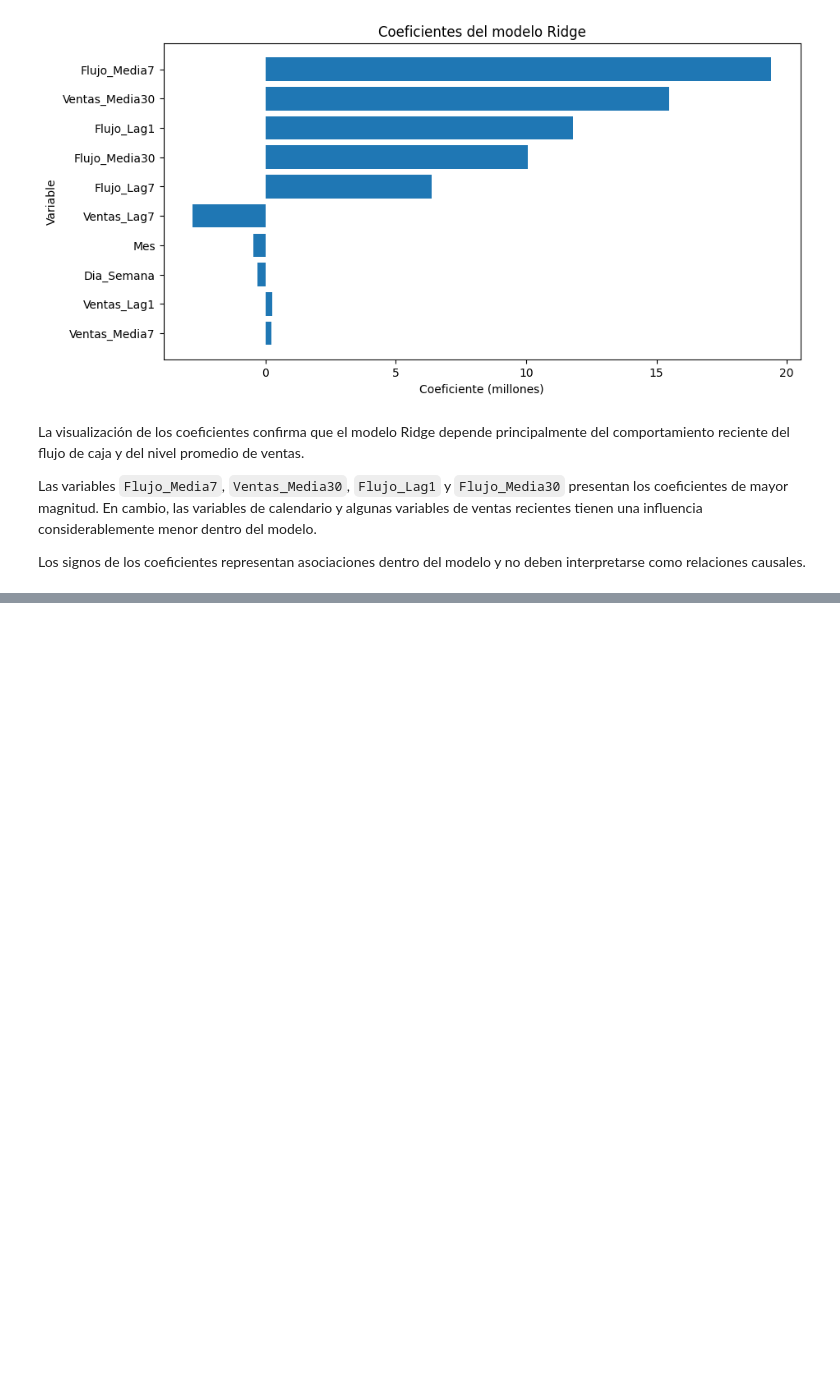
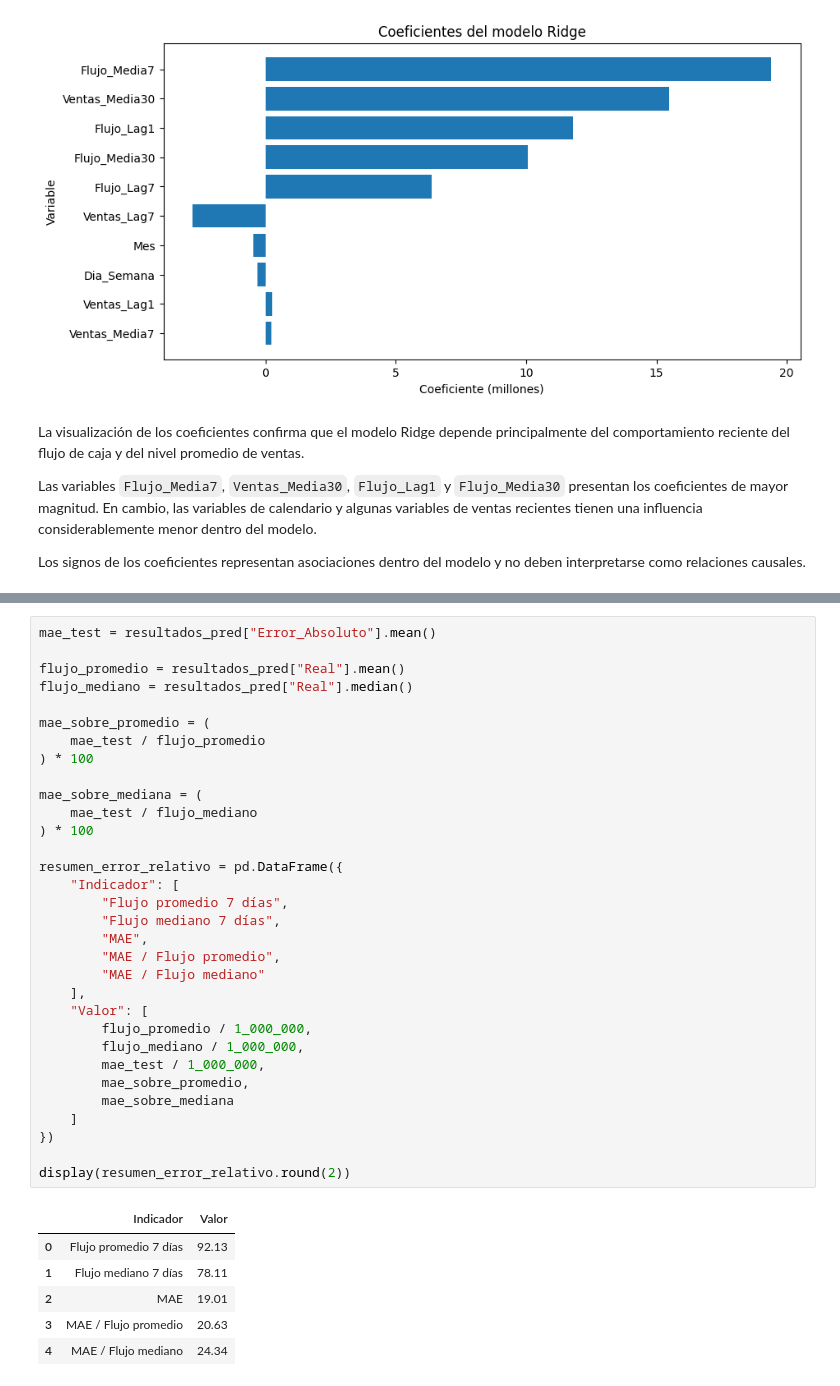
Before and after one commit to Vyena/ml_finance_teixeiradossantos, a Jupyter notebook: notebooks/Proyecto final/proyecto_flujo_caja.ipynb, the cells around one changed output, grey strips where cells are left out. Cells and saved outputs as stored; diff of their text form; blank space fills up the shorter version.

Commit message:
Finaliza proyecto de prediccion de flujo de caja

```diff
--- a/notebooks/Proyecto final/proyecto_flujo_caja.ipynb
+++ b/notebooks/Proyecto final/proyecto_flujo_caja.ipynb
@@ -1572,0 +1620,39 @@ Los signos de los coeficientes representan asociaciones dentro del modelo y no d
+# %%
+mae_test = resultados_pred["Error_Absoluto"].mean()
+
+flujo_promedio = resultados_pred["Real"].mean()
+flujo_mediano = resultados_pred["Real"].median()
+
+mae_sobre_promedio = (
+    mae_test / flujo_promedio
+) * 100
+
+mae_sobre_mediana = (
+    mae_test / flujo_mediano
+) * 100
+
+resumen_error_relativo = pd.DataFrame({
+    "Indicador": [
+        "Flujo promedio 7 días",
+        "Flujo mediano 7 días",
+        "MAE",
+        "MAE / Flujo promedio",
+        "MAE / Flujo mediano"
+    ],
+    "Valor": [
+        flujo_promedio / 1_000_000,
+        flujo_mediano / 1_000_000,
+        mae_test / 1_000_000,
+        mae_sobre_promedio,
+        mae_sobre_mediana
+    ]
+})
+
+display(resumen_error_relativo.round(2))
+# %% [output]
+|  | Indicador | Valor |
+| 0 | Flujo promedio 7 días | 92.13 |
+| 1 | Flujo mediano 7 días | 78.11 |
+| 2 | MAE | 19.01 |
+| 3 | MAE / Flujo promedio | 20.63 |
+| 4 | MAE / Flujo mediano | 24.34 |
```
Also changed, not shown: parts of 6 cells of this notebook.
